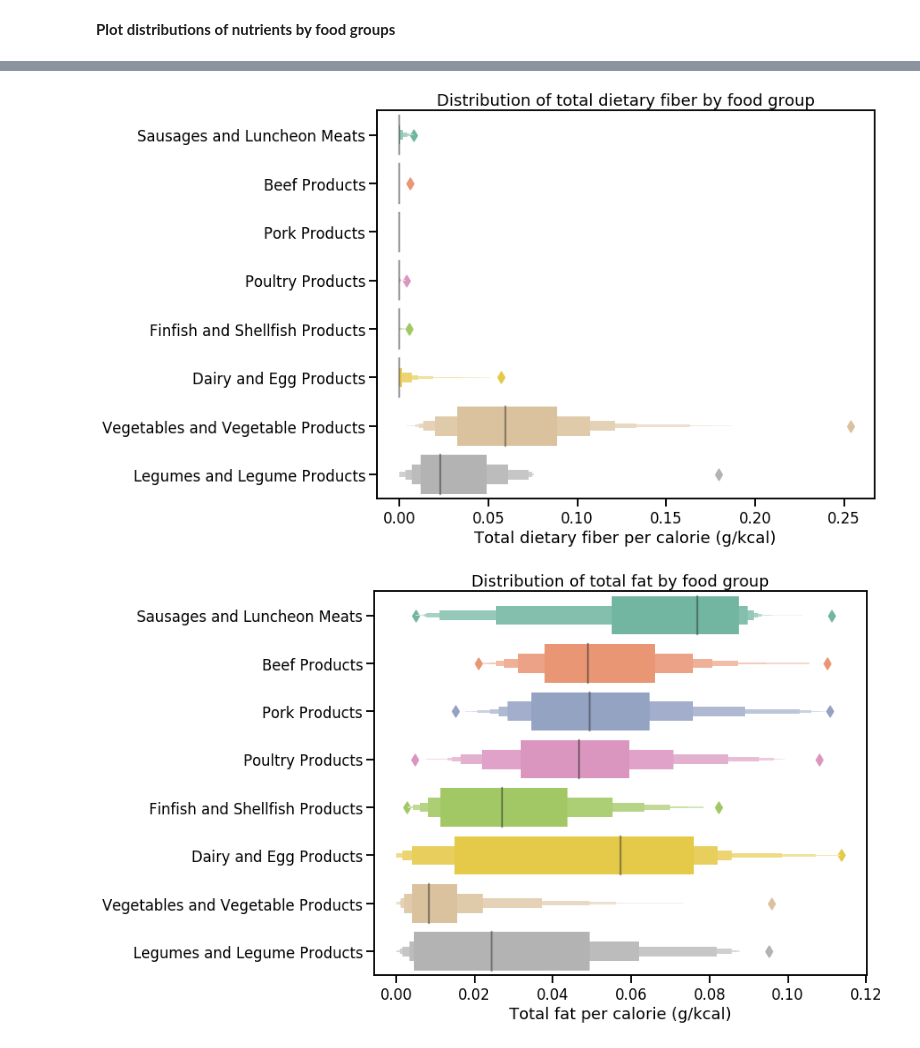
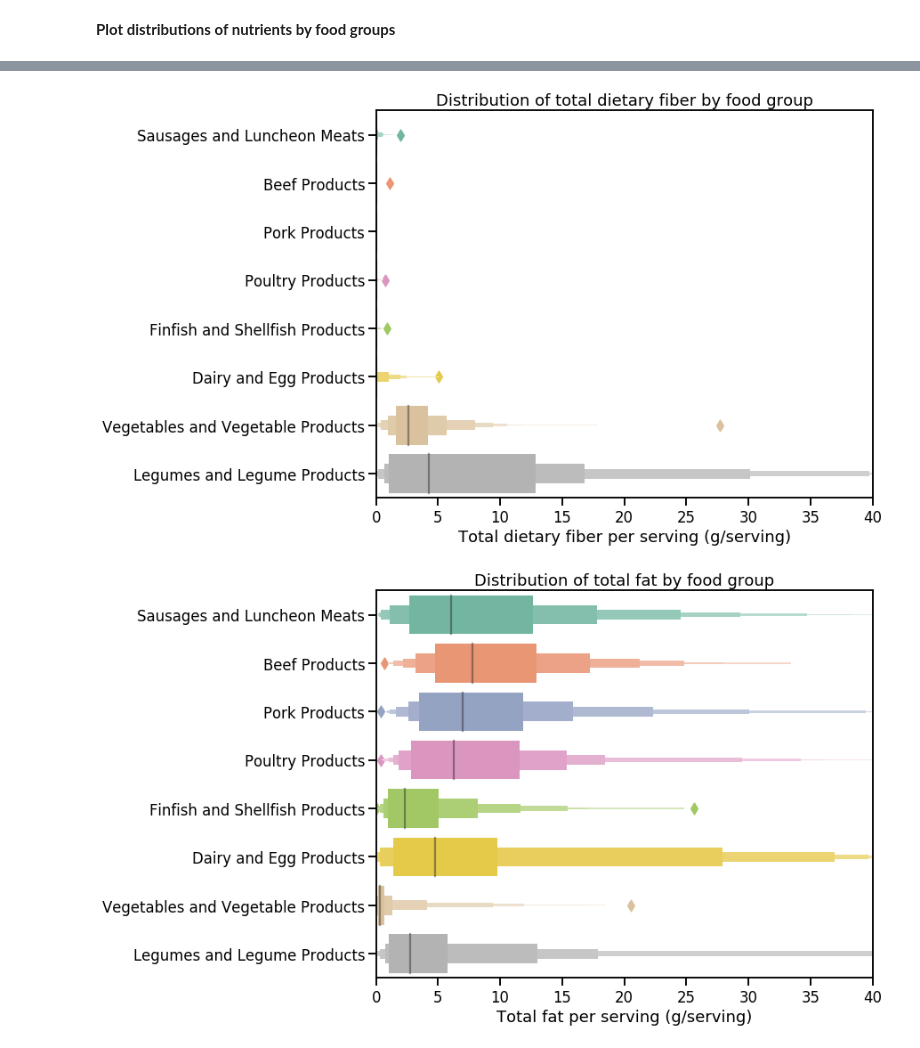
Before and after one commit to mikepm35/nutrientDatabase, a Jupyter notebook: food_groups.ipynb, the cells around one changed output, grey strips where cells are left out. Saved outputs shown, nothing was run; the diff lists cells and outputs as text; code cells hidden in the pictures.

```diff
--- a/food_groups.ipynb
+++ b/food_groups.ipynb
@@ -170,25 +170,25 @@ newax = ax.set(ylabel='', xlabel='Protein per calorie (g/kcal)',
 # %%
 # Create new plot
 fig, ax = plt.subplots(figsize=plot_attr['figsize'])
-newplot = sns.boxenplot(y='FdGrp_Desc', x='Fiber_TD_percal', palette=plot_attr['palette'],
+newplot = sns.boxenplot(y='FdGrp_Desc', x='Fiber_TD_perserv', palette=plot_attr['palette'],
                         ax=ax, order=food_groups, data=df_foodjoin_grps)
 
 # Modify plot attributes
-newax = ax.set(ylabel='', xlabel='Total dietary fiber per calorie (g/kcal)',
+newax = ax.set(ylabel='', xlabel='Total dietary fiber per serving (g/serving)', xlim=(0,40),
                title='Distribution of total dietary fiber by food group')
 # %% [output]
-[figure, old version]
+[figure, new version]
 # %%
 # Create new plot
 fig, ax = plt.subplots(figsize=plot_attr['figsize'])
-newplot = sns.boxenplot(y='FdGrp_Desc', x='Lipid_Tot_percal', palette=plot_attr['palette'],
+newplot = sns.boxenplot(y='FdGrp_Desc', x='Lipid_Tot_perserv', palette=plot_attr['palette'],
                         ax=ax, order=food_groups, data=df_foodjoin_grps)
 
 # Modify plot attributes
-newax = ax.set(ylabel='', xlabel='Total fat per calorie (g/kcal)',
+newax = ax.set(ylabel='', xlabel='Total fat per serving (g/serving)', xlim=(0,40),
                title='Distribution of total fat by food group')
 # %% [output]
-[figure, old version]
+[figure, new version]
 # %%
 # Create new plot
 fig, ax = plt.subplots(figsize=plot_attr['figsize'])
```
Also changed, not shown: parts of 4 cells of this notebook.
